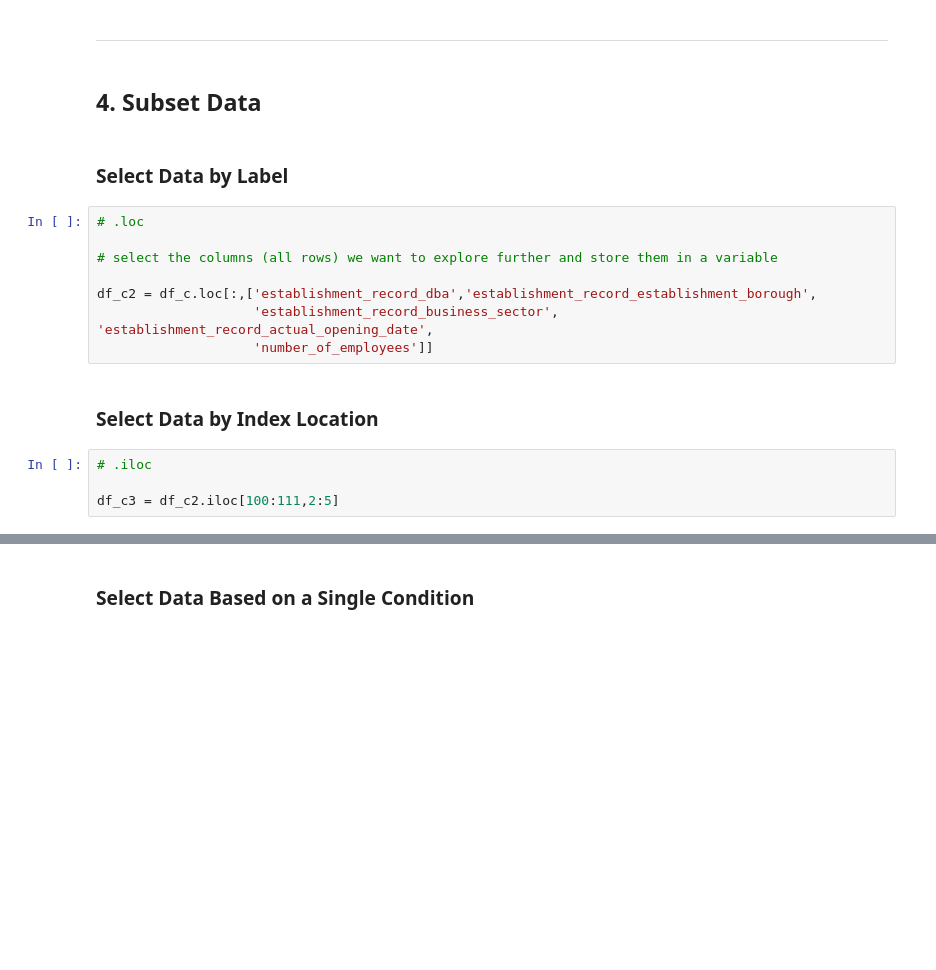
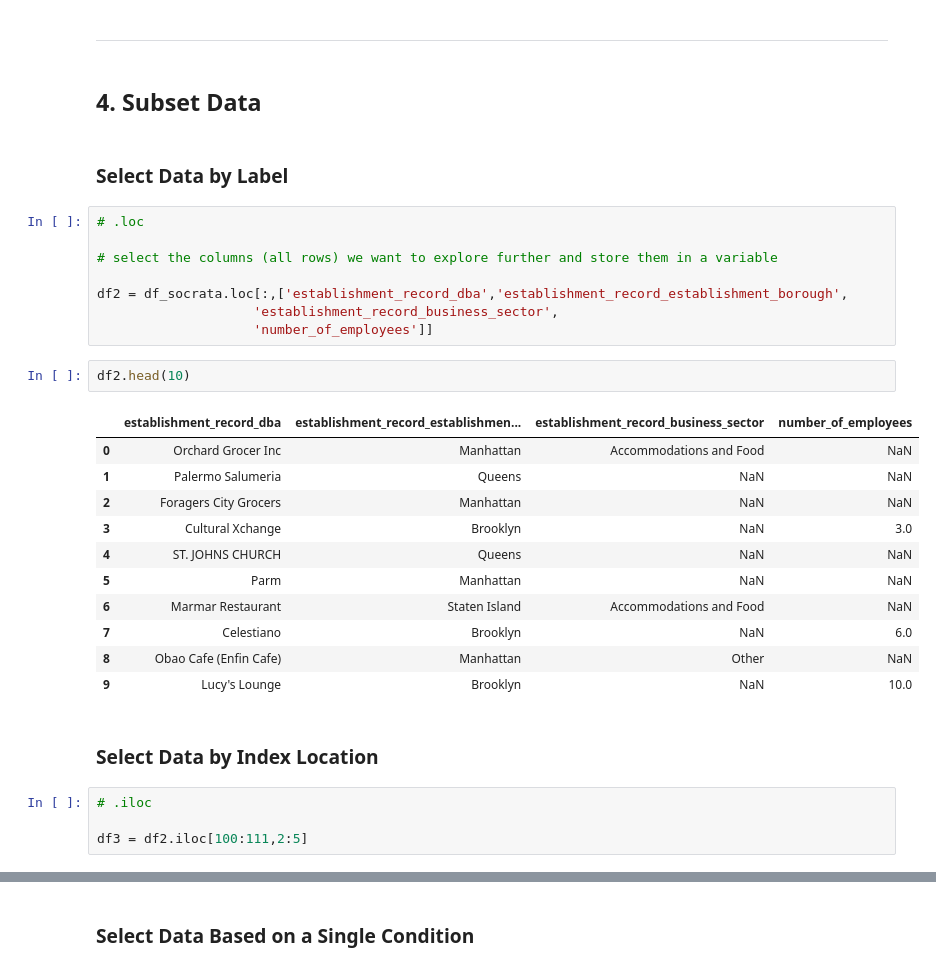
Before and after one commit to davidwhitemsm/cookbooks, a Jupyter notebook: exploratory_data_analysis_with_python_cookbook.ipynb, the cells around one changed output, grey strips where cells are left out. Cells and saved outputs as stored; diff of their text form; blank space fills up the shorter version.

```diff
--- a/exploratory_data_analysis_with_python_cookbook.ipynb
+++ b/exploratory_data_analysis_with_python_cookbook.ipynb
@@ -218,8 +218,8 @@ df['Pclass'] = df['Pclass'].astype('string')
 df['Pclass'] = df['Pclass'].astype('object')
 # %% [markdown]
 ***
-# %% [markdown]
-## 4. Subset Data
+# %% [markdown]
+## 4. Subset Data
 # %% [markdown]
 ### Select Data by Label
 # %%
@@ -227,12 +227,26 @@ df['Pclass'] = df['Pclass'].astype('object')
 
 # select the columns (all rows) we want to explore further and store them in a variable
 
-df_c2 = df_c.loc[:,['establishment_record_dba','establishment_record_establishment_borough',
-                    'establishment_record_business_sector', 'establishment_record_actual_opening_date',
+df2 = df_socrata.loc[:,['establishment_record_dba','establishment_record_establishment_borough',
+                    'establishment_record_business_sector',
                     'number_of_employees']]
+# %%
+df2.head(10)
+# %% [output]
+|  | establishment_record_dba | establishment_record_establishmen... | establishment_record_business_sector | number_of_employees |
+| 0 | Orchard Grocer Inc | Manhattan | Accommodations and Food | NaN |
+| 1 | Palermo Salumeria | Queens | NaN | NaN |
+| 2 | Foragers City Grocers | Manhattan | NaN | NaN |
+| 3 | Cultural Xchange | Brooklyn | NaN | 3.0 |
+| 4 | ST. JOHNS CHURCH | Queens | NaN | NaN |
+| 5 | Parm | Manhattan | NaN | NaN |
+| 6 | Marmar Restaurant | Staten Island | Accommodations and Food | NaN |
+| 7 | Celestiano | Brooklyn | NaN | 6.0 |
+| 8 | Obao Cafe (Enfin Cafe) | Manhattan | Other | NaN |
+| 9 | Lucy's Lounge | Brooklyn | NaN | 10.0 |
 # %% [markdown]
 ### Select Data by Index Location
 # %%
 # .iloc
 
-df_c3 = df_c2.iloc[100:111,2:5]
+df3 = df2.iloc[100:111,2:5]
```
Also changed, not shown: parts of 142 cells of this notebook.
